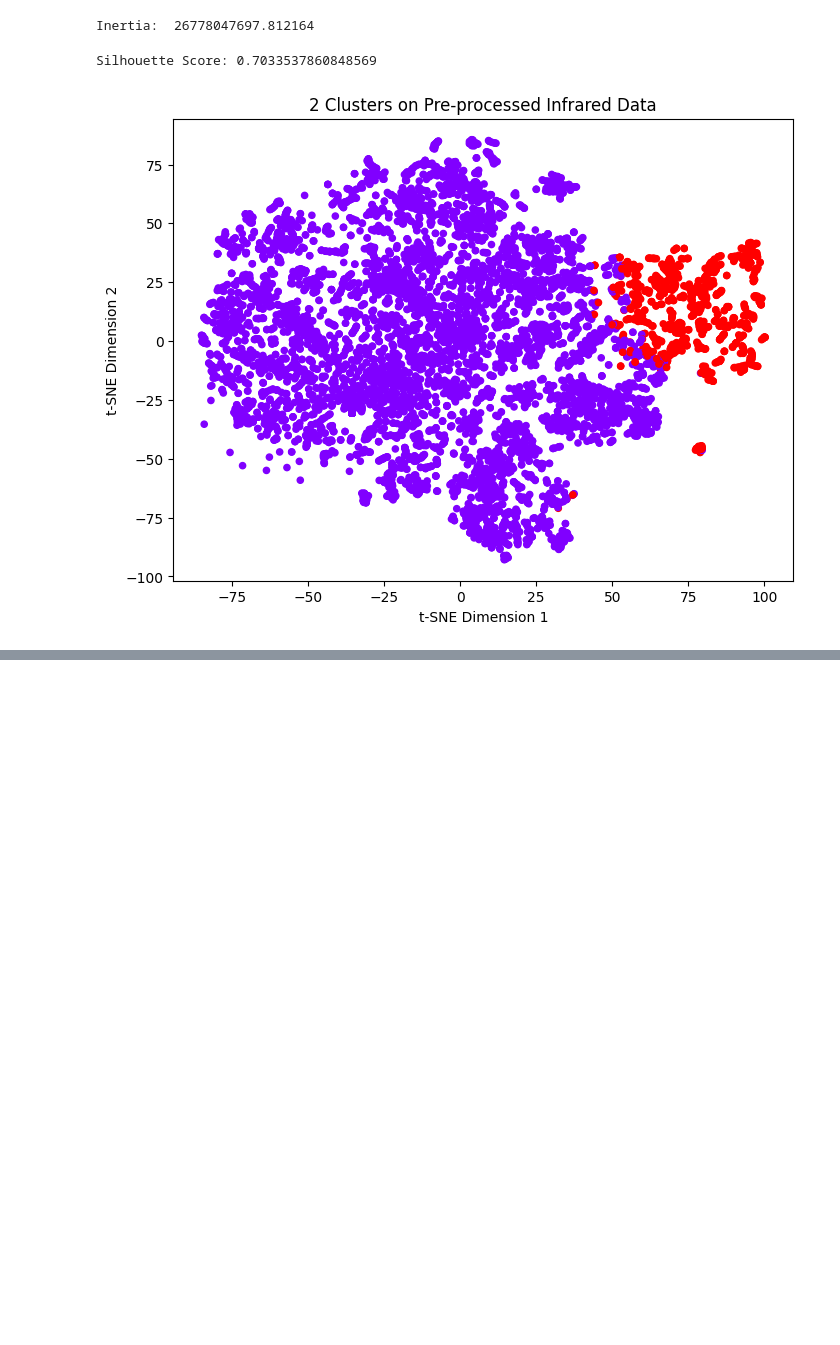
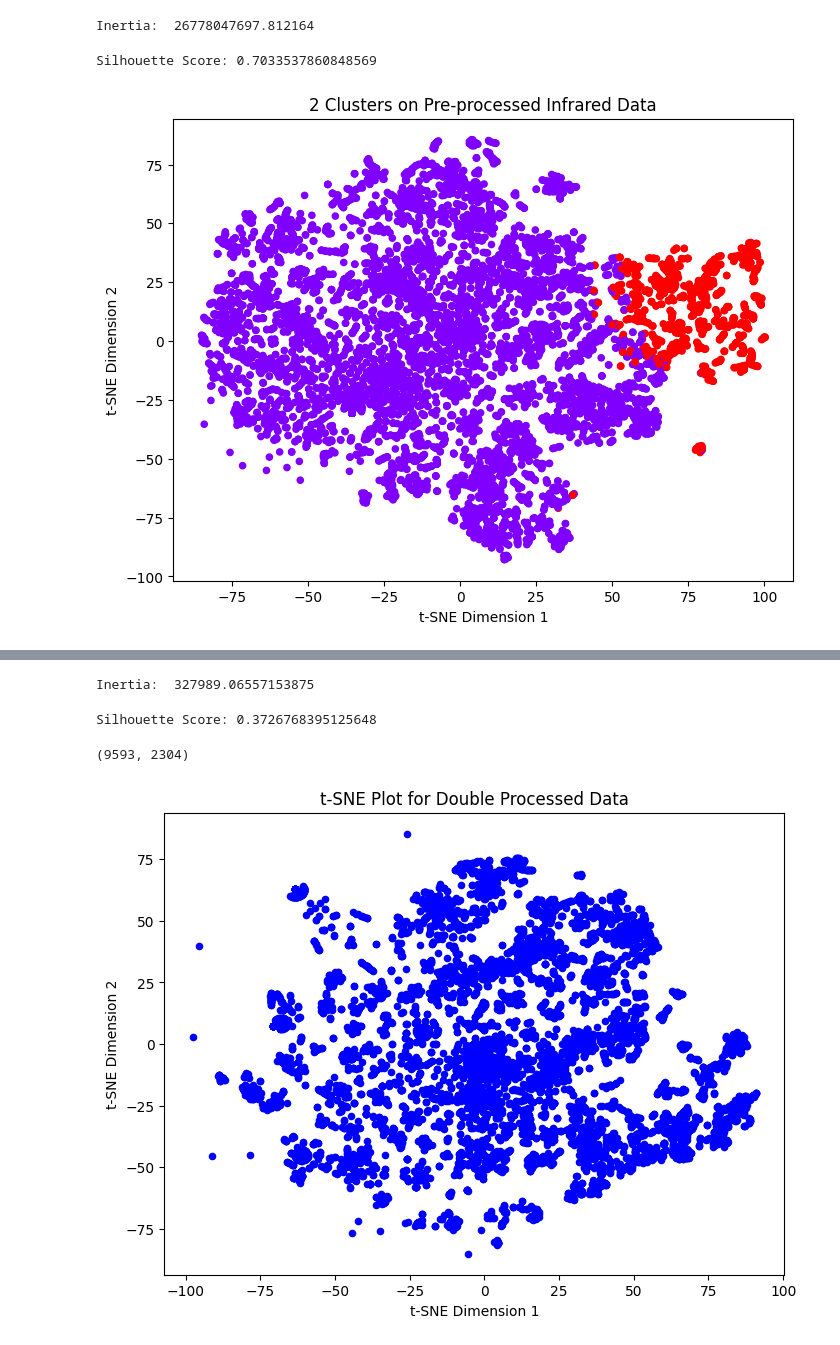
Before and after one commit to Suhail270/DMML_Part2, a Jupyter notebook: infrared_testing.ipynb, the cells around one changed output, grey strips where cells are left out. Drawn from its saved outputs; the diff is of its cells as text; code cells hidden in the pictures; blank space fills up the shorter version.

```diff
--- a/infrared_testing.ipynb
+++ b/infrared_testing.ipynb
@@ -369,0 +394,2 @@ plt.show()
+# %%
+image_df = prepped_infrared_df.copy()
@@ -369,0 +484,50 @@ plt.show()
+# %%
+clusters = kmeansfunc(scaled_data_normalized, 10)
+silhouetteScore(scaled_data_normalized, clusters)
+# %% [output]
+Inertia:  327989.06557153875
+Silhouette Score: 0.3726768395125648
+# %%
+import cv2
+
+def apply_median_filter(image, kernel_size=37):
+    return cv2.medianBlur(image, kernel_size)
+
+def apply_gaussian_blur_cv(image, kernel_size=(15, 15)):
+    return cv2.GaussianBlur(image, kernel_size, 0)
+
+def apply_bilateral_filter(image, diameter=9, sigma_color=75, sigma_space=75):
+    return cv2.bilateralFilter(image, diameter, sigma_color, sigma_space)
+# %%
+image_df = prepped_infrared_df.copy()
+infrared_prep2 = []
+
+for index, row in image_df.iterrows():
+    image_data = row.values
+    median_image = apply_median_filter(image_data)
+    gaussian_image = apply_gaussian_blur_cv(median_image)
+    infrared_prep2.append(gaussian_image.flatten())
+
+prepped_infrared_df2 = pd.DataFrame(infrared_prep2)
+prepped_infrared_df2.shape
+# %% [output]
+(9593, 2304)
+# %%
+import numpy as np
+import matplotlib.pyplot as plt
+from sklearn.manifold import TSNE
+
+infrared_data = prepped_infrared_df2.to_numpy()
+
+tsne = TSNE(n_components=2, perplexity=30, random_state=42)
+
+infrared_embedded = tsne.fit_transform(infrared_data)
+
+plt.figure(figsize=(8, 6))
+plt.scatter(infrared_embedded[:, 0], infrared_embedded[:, 1], c='b', marker='o', s=20)
+plt.title('t-SNE Plot for Double Processed Data')
+plt.xlabel('t-SNE Dimension 1')
+plt.ylabel('t-SNE Dimension 2')
+plt.show()
+# %% [output]
+[figure, added]
```
Also changed, not shown: parts of 17 cells of this notebook.
